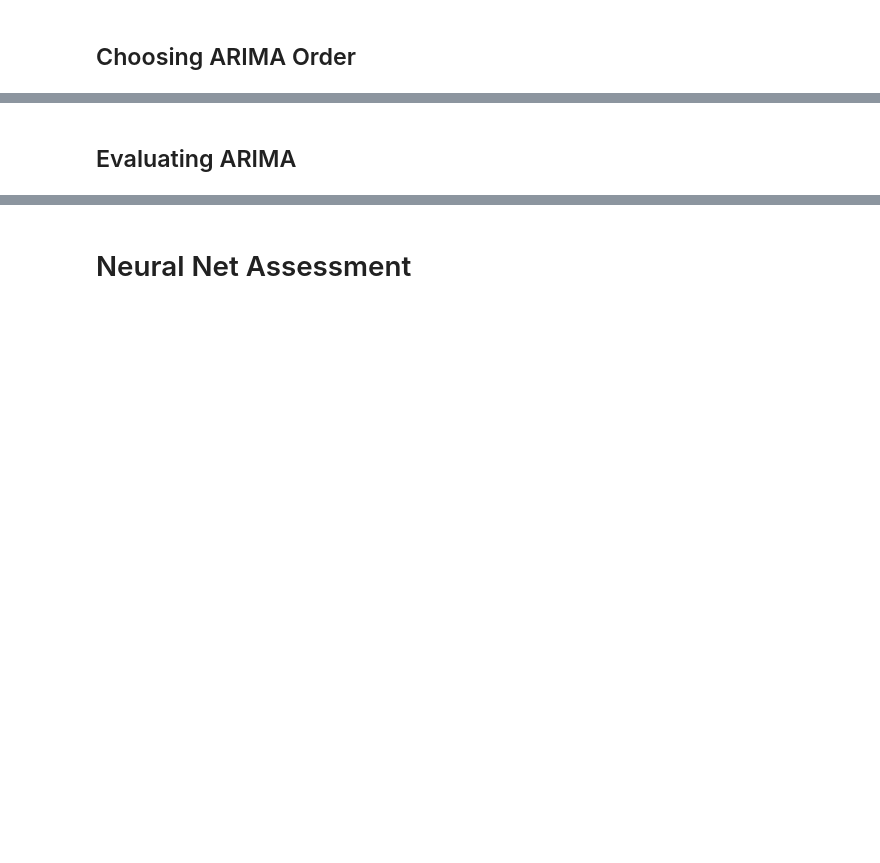
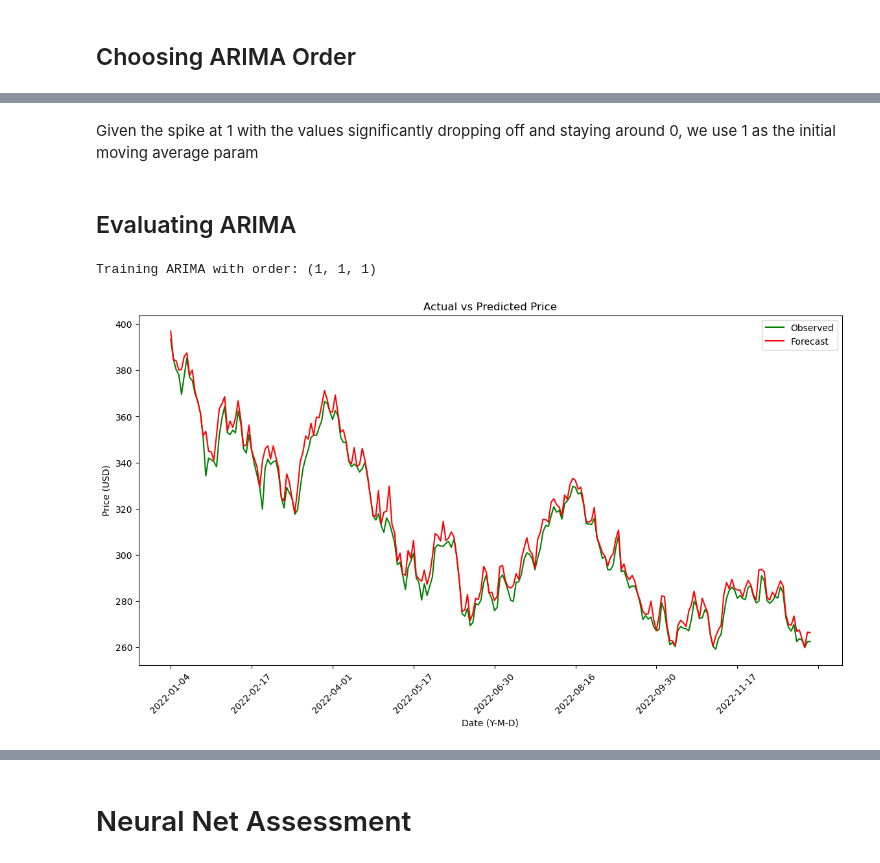
Before and after one commit to sindarian/market-trend-classification, a Jupyter notebook: analysis_driver.ipynb, the cells around one changed output, grey strips where cells are left out. Saved outputs shown, nothing was run; the diff lists cells and outputs as text; code cells hidden in the pictures; blank space fills up the shorter version.

```diff
--- a/analysis_driver.ipynb
+++ b/analysis_driver.ipynb
@@ -96,2 +96,4 @@ q = 1
+# %% [markdown]
+Given the spike at 1 with the values significantly dropping off and staying around 0, we use 1 as the initial moving average param
 # %% [markdown]
 ## Evaluating ARIMA
@@ -114,7 +100,20 @@ arima_df = arima_df.rename(columns={1: forecast_sig_col})
 # %%
+# adjusts the index of the data to a date-timestamp using the epoch time column
+date_indexed_df = arima.index_df_by_date(data_df)
+
+# extract the true day values for ARIMA evaluation
+true_values = arima.get_arima_true_values(date_indexed_df, sig_col)
+
+# fit the model with the p,d,q variables and forecast the next data point
+forecast_df = arima.fit_forecast(date_indexed_df, sig_col, p, d, q)
+
+# merge the actual and forecast data together on the day
+arima_df = pd.merge(true_values, forecast_df, left_index=True, right_index=True)
+arima_df = arima_df.rename(columns={1: forecast_sig_col})
+
 # plot the actual vs forecast values
-ps.plot_forecast(arima_df, sig_col, forecast_sig_col)
-
-# classify each data point as increasing or decreasing
-arima_classifications = arima.convert_forecast_to_classification(arima_df)
+ps.plot_forecast(arima_df, sig_col, forecast_sig_col, 10)
+# %% [output]
+Training ARIMA with order: (1, 1, 1)
+[figure, added]
 # %%
```
Also changed, not shown: parts of 12 cells of this notebook, 4 other files.
